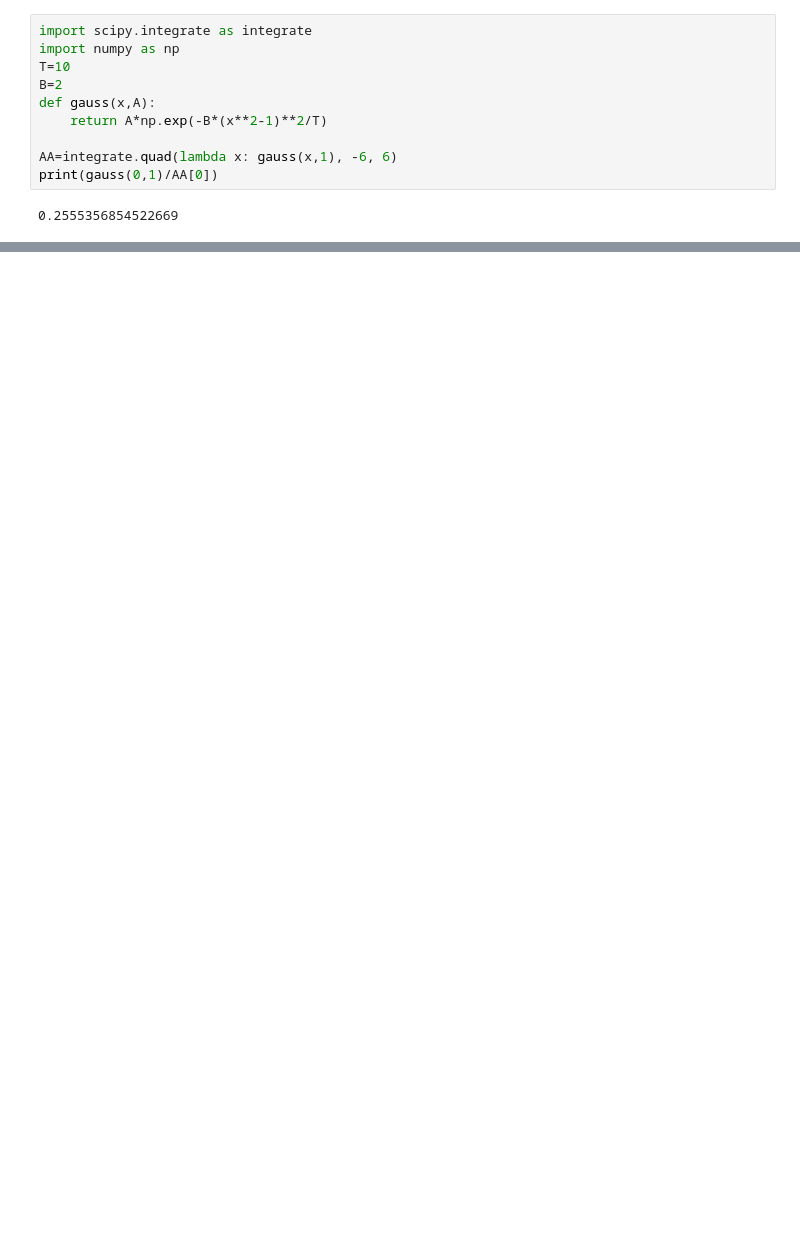
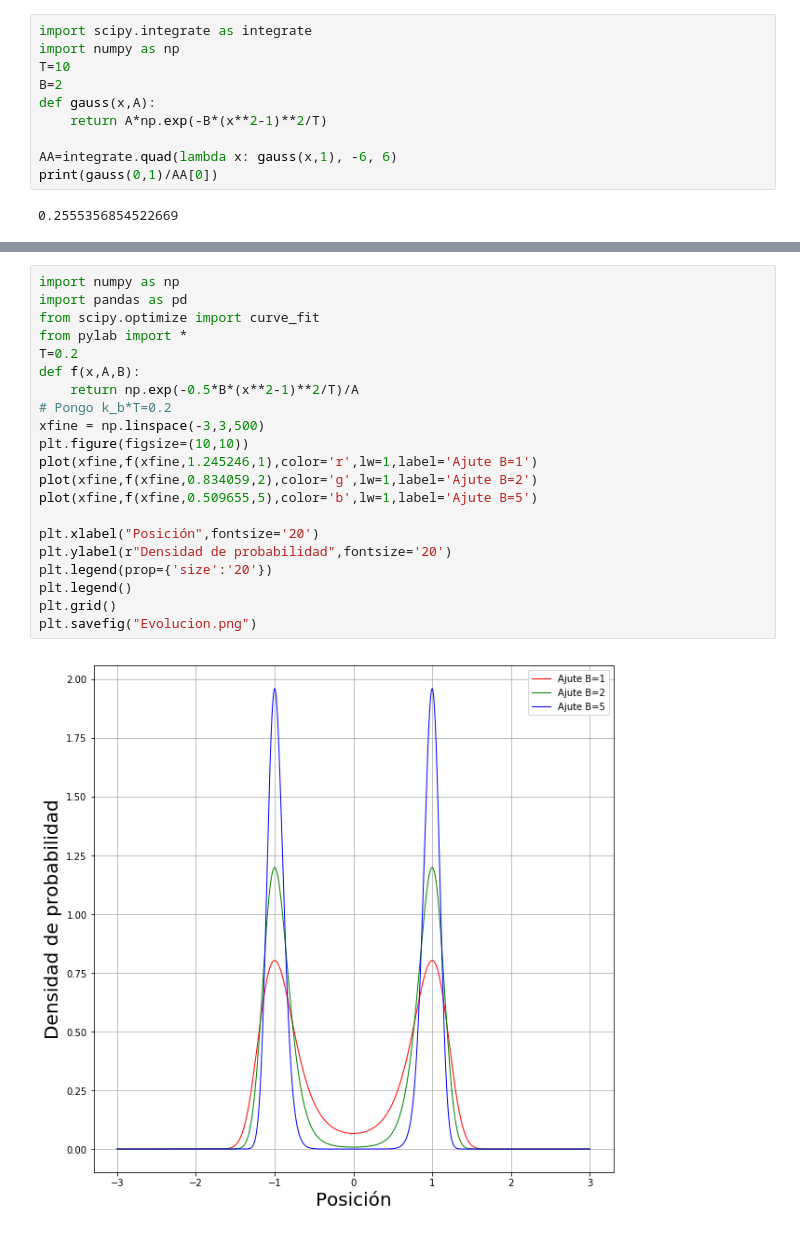
Before and after one commit to 682448/TFIII-P5, a Jupyter notebook: DoblePozo/DoblePozo.ipynb, the cells around one changed output, grey strips where cells are left out. Saved outputs shown, nothing was run; the diff lists cells and outputs as text; blank space fills up the shorter version.

```diff
--- a/DoblePozo/DoblePozo.ipynb
+++ b/DoblePozo/DoblePozo.ipynb
@@ -67,0 +121,23 @@ print(gauss(0,1)/AA[0])
+# %%
+import numpy as np
+import pandas as pd
+from scipy.optimize import curve_fit
+from pylab import *
+T=0.2
+def f(x,A,B):
+    return np.exp(-0.5*B*(x**2-1)**2/T)/A
+# Pongo k_b*T=0.2
+xfine = np.linspace(-3,3,500)
+plt.figure(figsize=(10,10))
+plot(xfine,f(xfine,1.245246,1),color='r',lw=1,label='Ajute B=1')
+plot(xfine,f(xfine,0.834059,2),color='g',lw=1,label='Ajute B=2')
+plot(xfine,f(xfine,0.509655,5),color='b',lw=1,label='Ajute B=5')
+
+plt.xlabel("Posición",fontsize='20')
+plt.ylabel(r"Densidad de probabilidad",fontsize='20')
+plt.legend(prop={'size':'20'})
+plt.legend()
+plt.grid()
+plt.savefig("Evolucion.png")
+# %% [output]
+[figure, added]
```
Also changed, not shown: parts of 3 cells of this notebook, 8 other files.
